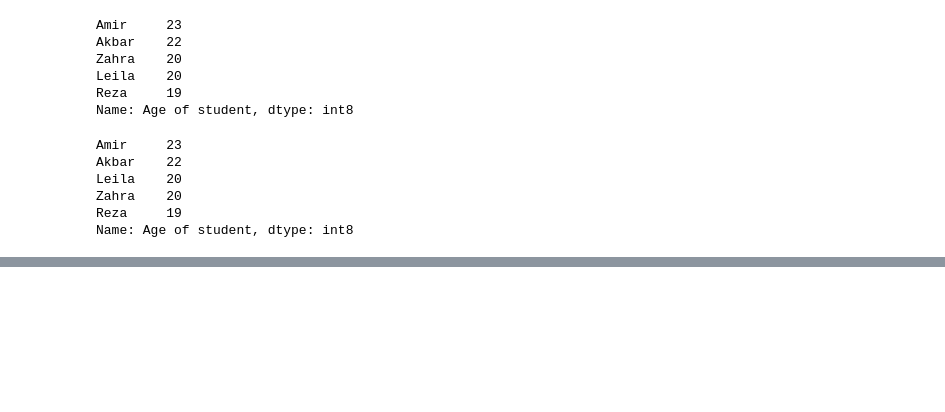
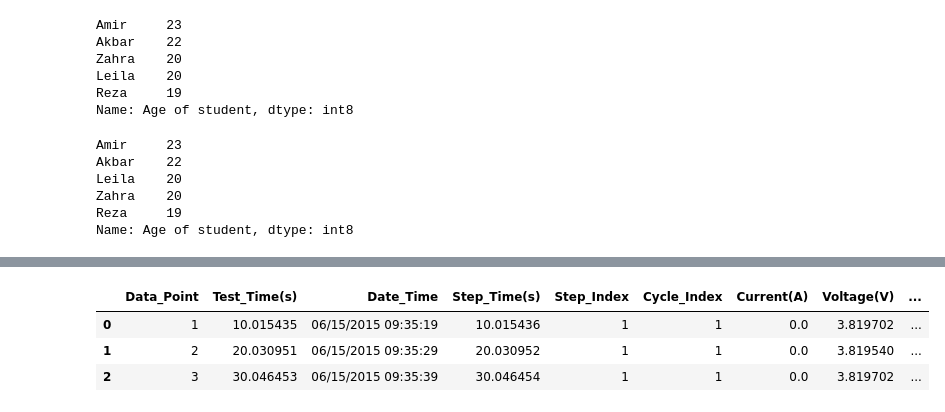
Before and after one commit to leilaamani/Machin-learning, a Jupyter notebook: Pandas_Library.ipynb, the cells around one changed output, grey strips where cells are left out. Cells and saved outputs as stored; diff of their text form; code cells hidden in the pictures; blank space fills up the shorter version.

```diff
--- a/Pandas_Library.ipynb
+++ b/Pandas_Library.ipynb
@@ -98,0 +142,7 @@ Name: Age of student, dtype: int8
+# %%
+battery_df.head(3)
+# %% [output]
+|  | Data_Point | Test_Time(s) | Date_Time | Step_Time(s) | Step_Index | Cycle_Index | Current(A) | Voltage(V) | ... |
+| 0 | 1 | 10.015435 | 06/15/2015 09:35:19 | 10.015436 | 1 | 1 | 0.0 | 3.819702 | ... |
+| 1 | 2 | 20.030951 | 06/15/2015 09:35:29 | 20.030952 | 1 | 1 | 0.0 | 3.819540 | ... |
+| 2 | 3 | 30.046453 | 06/15/2015 09:35:39 | 30.046454 | 1 | 1 | 0.0 | 3.819702 | ... |
```
Also changed, not shown: parts of 11 cells of this notebook.
